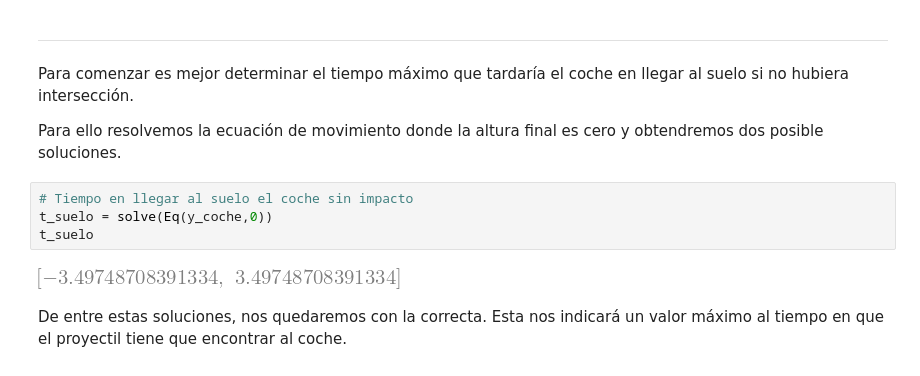
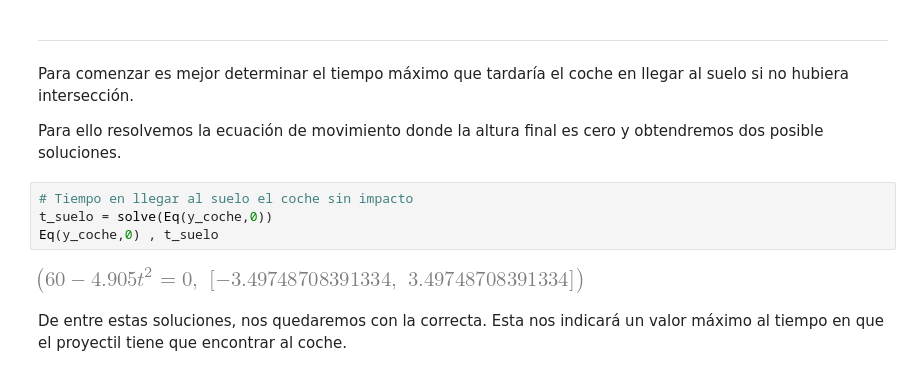
Before and after one commit to KikeProfesor00/Jupyter_Notebooks_Science, a Jupyter notebook: Ejemplos/Física/Cinematica/Sympy_cruce_MRU_MRUA_calculo_velocidad_sin_angulo.ipynb, the cells around one changed output. Cells and saved outputs as stored; diff of their text form.

```diff
--- a/Ejemplos/Física/Cinematica/Sympy_cruce_MRU_MRUA_calculo_velocidad_sin_angulo.ipynb
+++ b/Ejemplos/Física/Cinematica/Sympy_cruce_MRU_MRUA_calculo_velocidad_sin_angulo.ipynb
@@ -104,9 +106,9 @@ Para ello resolvemos la ecuación de movimiento donde la altura final es cero y
 # %%
 # Tiempo en llegar al suelo el coche sin impacto
 t_suelo = solve(Eq(y_coche,0))
-t_suelo
+Eq(y_coche,0) , t_suelo
 # %% [output]
-[figure, old version]
+[figure, new version]
 # %% [markdown]
 De entre estas soluciones, nos quedaremos con la correcta. Esta nos indicará un valor máximo al tiempo en que el proyectil tiene que encontrar al coche.
 # %%
```
Also changed, not shown: parts of 51 cells of this notebook, 1 other file.
